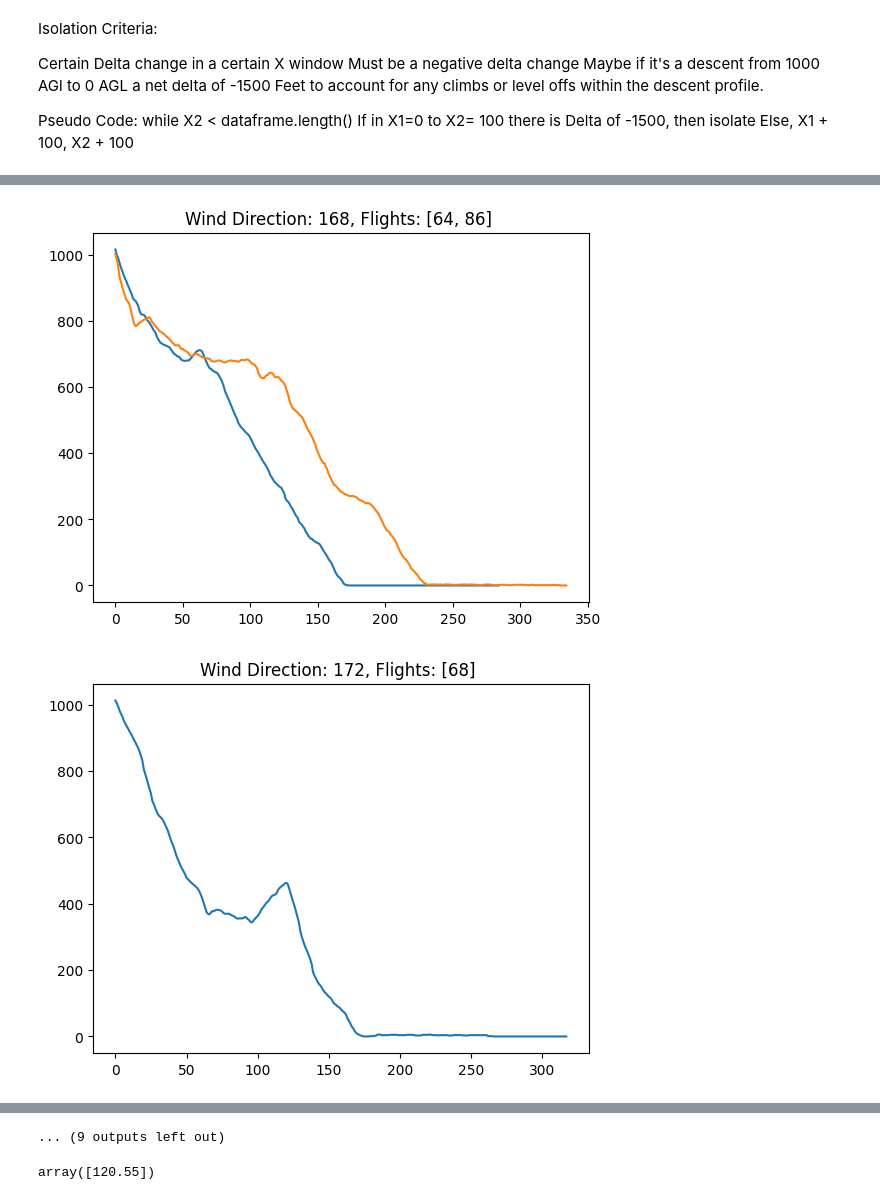
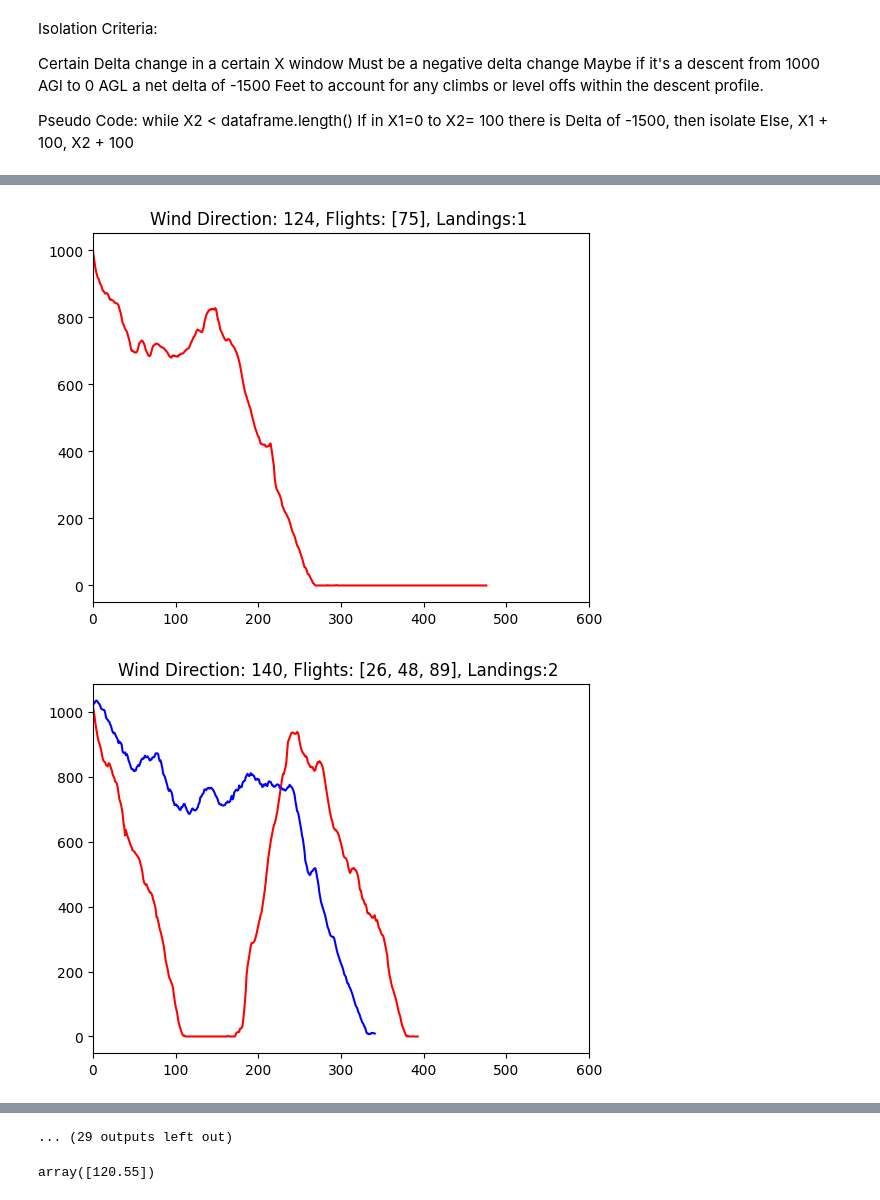
Before and after one commit to drussellmrichie/AviationThesis, a Jupyter notebook: Project_Data_Analysis/Empirical_Data_Analysis/empirical_analysis.ipynb, the cells around one changed output, grey strips where cells are left out. Saved outputs shown, nothing was run; the diff lists cells and outputs as text; code cells hidden in the pictures.

Commit message:
count num of landings in each plot; color code the lines

```diff
--- a/Project_Data_Analysis/Empirical_Data_Analysis/empirical_analysis.ipynb
+++ b/Project_Data_Analysis/Empirical_Data_Analysis/empirical_analysis.ipynb
@@ -183,7 +183,7 @@ def windAnalysis(windDirection, windSpeed):
 
 directionBins = [[] for _ in range(361)]
 # speedBins = [0] * 100
-for i in range(40,90):
+for i in range(0,90):
     currdf = dfArray[i]
     if ' WndDr' in currdf and ' WndSpd' in currdf:
         averages = windAnalysis(currdf[' WndDr'],currdf[' WndSpd'])
@@ -240,7 +240,7 @@ crossWindComponent = []
 minStep = 50
 maxStep = 500
 
-for x in range (40,89):
+for x in range (0,90):
     currdf = dfArray[x]
     # x1 = 0
     # x2 = 50
@@ -295,17 +295,24 @@ minimumRunwayLength = 0
 # descentArray[0][' GndSpd'].plot(ax=axes, kind='line', title='Altitude AGL Distribution',figsize=(15,3),secondary_y=True)
 # axes = descentArray[0][' COM1'].plot( kind='hist', secondary_y=True)
 
-
+colors =["red","green","blue","purple"]
 
 for x in range(0,directionBins.__len__()):
+    numOfLandingsPlotted = 0
     for y in range(0,directionBins[x].__len__()):
         currFlight = directionBins[x][y]
+
         for descent in range(0,descentArray[currFlight].__len__()):
-            ax = descentArray[currFlight][descent]['AltAGL'].plot( kind='line')
+            plt.xlim(0,600)
+            descentArray[currFlight][descent]['AltAGL'].plot( kind='line',color=(colors[y] if colors[y] else "black"))
+            numOfLandingsPlotted+=1
             # descentArray[x][' HDG'].plot(ax=axes, kind='line',secondary_y=True)
             # print("Heading:",headingAtLanding[x],"----", "Elevation:",fieldElevation[x],"----", "Magnetic Variation:",magneticVariation[x])
             # print(findRunway(headingAtLanding[x],fieldElevation[x],magneticVariation[x],headingTolerance,elevationTolerance,magneticVariationTolerance,minimumRunwayLength))
-            plt.title("Wind Direction: {}, Flights: {} ".format(x,directionBins[x]))
+            plt.title("Wind Direction: {}, Flights: {}, Landings:{} ".format(x,directionBins[x],numOfLandingsPlotted))
+
+
+
     plt.show()
 
 
@@ -330,2 +337,2 @@ for x in range(0,directionBins.__len__()):
-[figure, old version]
+[figure, new version]
-[figure, old version]
+[figure, new version]
@@ -337,4 +344,4 @@ for x in range(0,directionBins.__len__()):
-... (9 outputs left out)
+... (29 outputs left out)
 # %%
 descentFreq = descentArray[0][' COM1'].unique()
 # %% [output]
```
Also changed, not shown: parts of 2 cells of this notebook.
